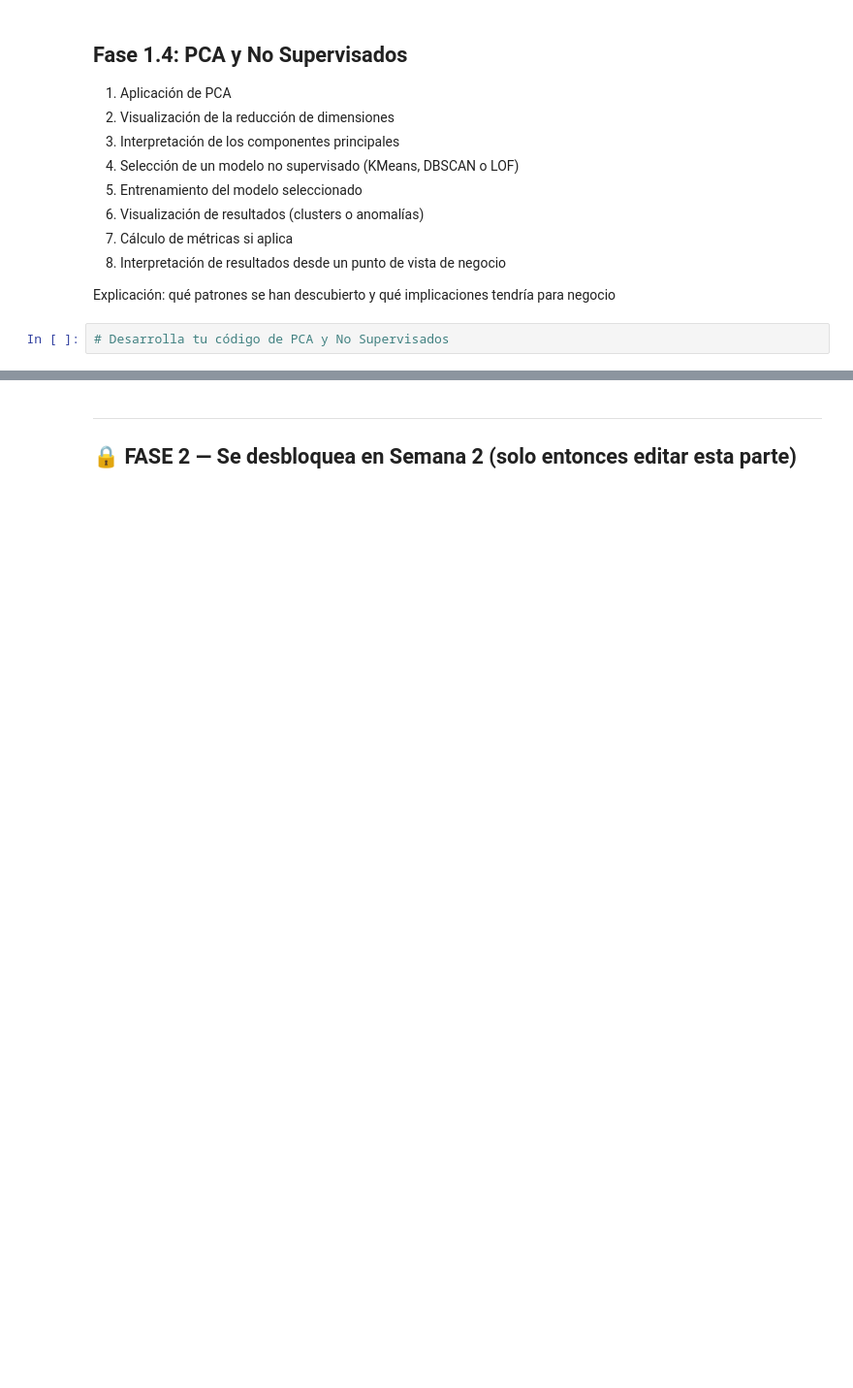
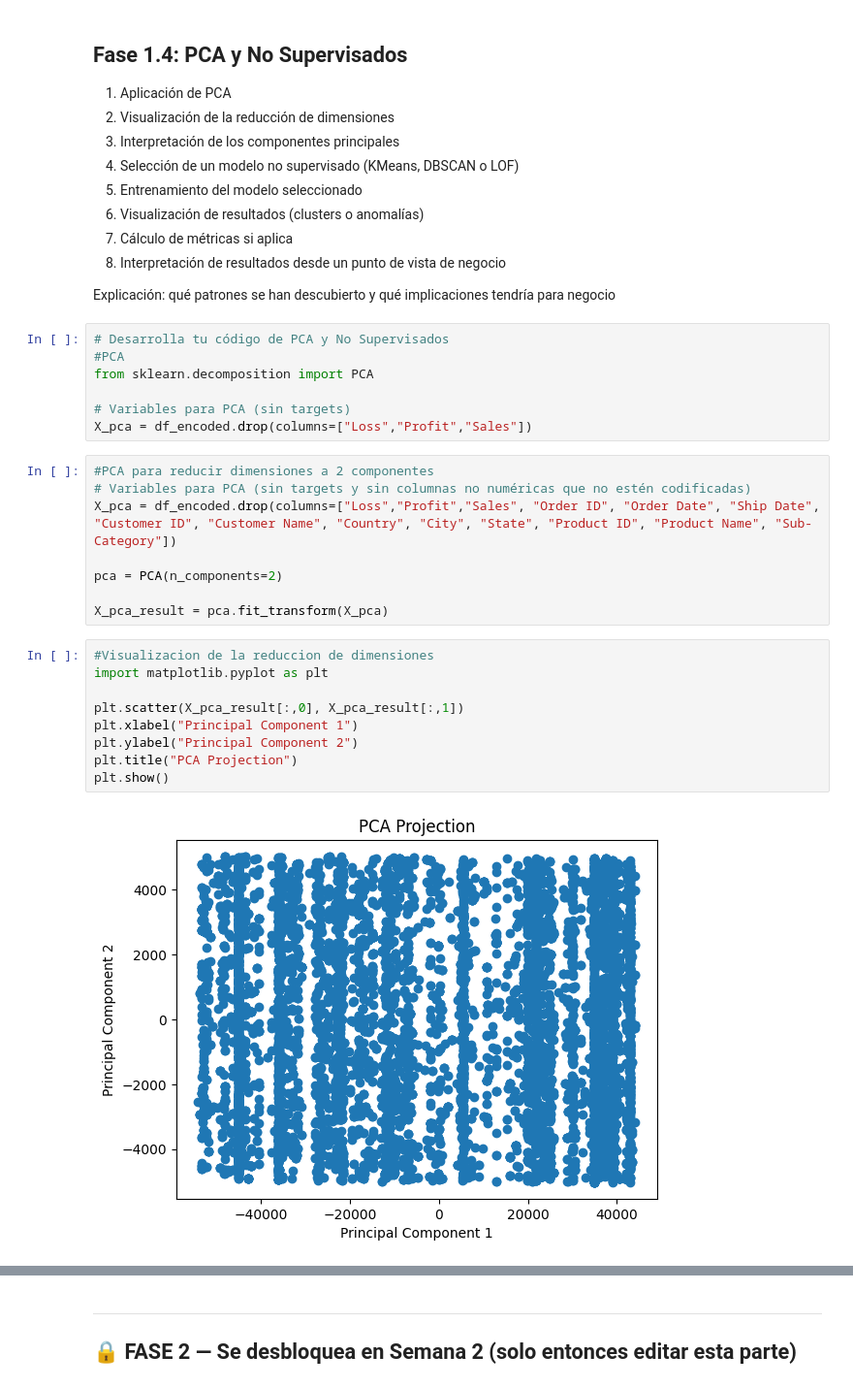
Before and after one commit to sofibarbeito/INESDI_Data-Science_ML_IA, a Jupyter notebook: [00] - Workshops/Workshop_ML_PartTime.ipynb, the cells around one changed output, grey strips where cells are left out. Shown at 97% size. Drawn from its saved outputs; the diff is of its cells as text; blank space fills up the shorter version.

```diff
--- a/[00] - Workshops/Workshop_ML_PartTime.ipynb
+++ b/[00] - Workshops/Workshop_ML_PartTime.ipynb
@@ -560,3 +560,27 @@ plt.show()
 Explicación: qué patrones se han descubierto y qué implicaciones tendría para negocio
 # %%
 # Desarrolla tu código de PCA y No Supervisados
+#PCA
+from sklearn.decomposition import PCA
+
+# Variables para PCA (sin targets)
+X_pca = df_encoded.drop(columns=["Loss","Profit","Sales"])
+# %%
+#PCA para reducir dimensiones a 2 componentes
+# Variables para PCA (sin targets y sin columnas no numéricas que no estén codificadas)
+X_pca = df_encoded.drop(columns=["Loss","Profit","Sales", "Order ID", "Order Date", "Ship Date", "Customer ID", "Customer Name", "Country", "City", "State", "Product ID", "Product Name", "Sub-Category"])
+
+pca = PCA(n_components=2)
+
+X_pca_result = pca.fit_transform(X_pca)
+# %%
+#Visualizacion de la reduccion de dimensiones
+import matplotlib.pyplot as plt
+
+plt.scatter(X_pca_result[:,0], X_pca_result[:,1])
+plt.xlabel("Principal Component 1")
+plt.ylabel("Principal Component 2")
+plt.title("PCA Projection")
+plt.show()
+# %% [output]
+[figure, added]
```
Also changed, not shown: parts of 5 cells of this notebook.
